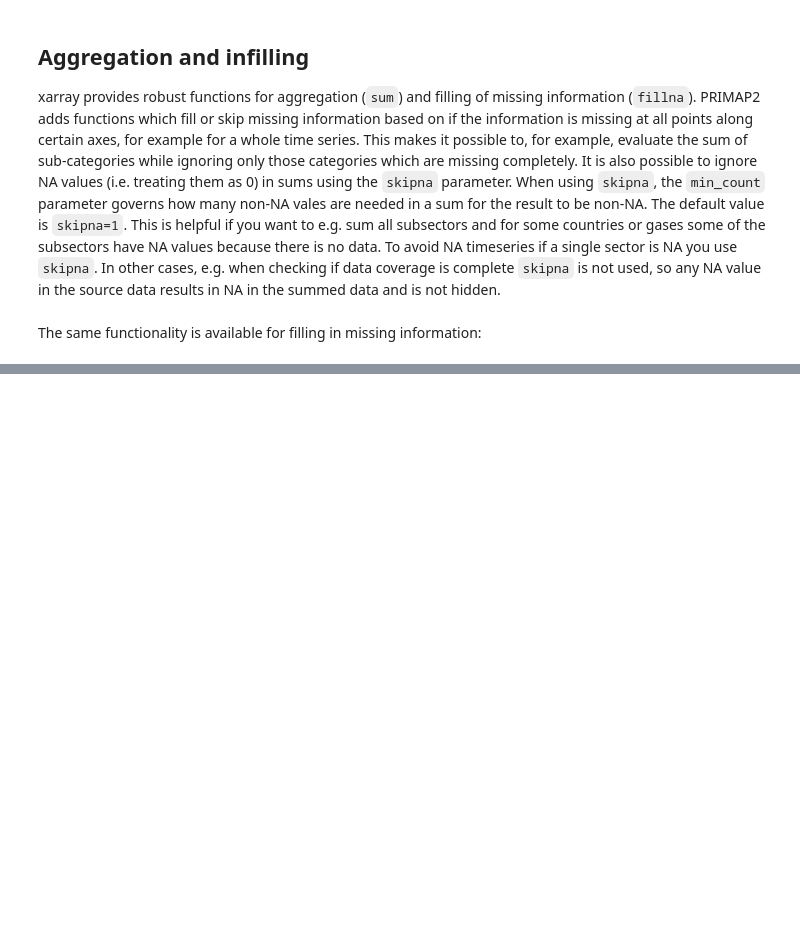
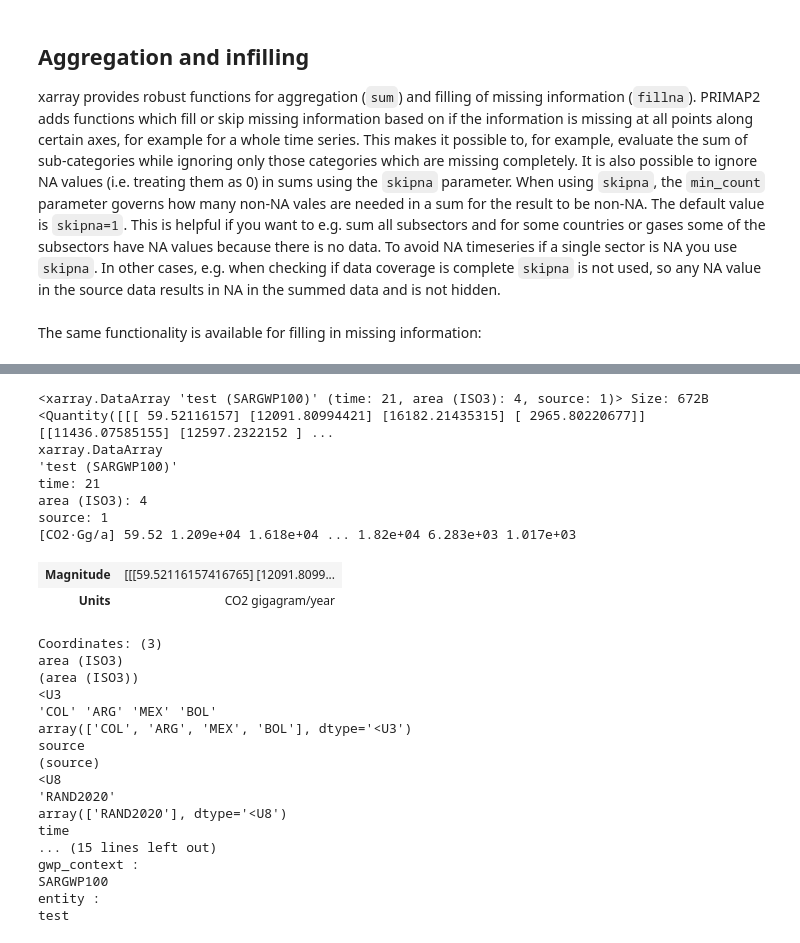
Before and after one commit to primap-community/primap2, a Jupyter notebook: docs/usage.ipynb, the cells around one changed output, grey strips where cells are left out. Saved outputs shown, nothing was run; the diff lists cells and outputs as text; code cells hidden in the pictures; blank space fills up the shorter version.

```diff
--- a/docs/usage.ipynb
+++ b/docs/usage.ipynb
@@ -389,0 +490,36 @@ da.pr.fill_all_na("time", value=10)
+# %%
+summed_ds = ds_min.pr.add_aggregates_variables(
+    gas_baskets={
+        "test (SARGWP100)": {
+            "sources": ["CO2", "SF6", "CH4"],
+        },
+    },
+)
+summed_ds["test (SARGWP100)"]
+# %% [output]
+<xarray.DataArray 'test (SARGWP100)' (time: 21, area (ISO3): 4, source: 1)> Size: 672B <Quantity([[[ 59.52116157] [12091.80994421] [16182.21435315] [ 2965.80220677]] [[11436.07585155] [12597.2322152 ] ...
+xarray.DataArray
+'test (SARGWP100)'
+time: 21
+area (ISO3): 4
+source: 1
+[CO2·Gg/a] 59.52 1.209e+04 1.618e+04 ... 1.82e+04 6.283e+03 1.017e+03
+| Magnitude | [[[59.52116157416765] [12091.8099... |
+| Units | CO2 gigagram/year |
+Coordinates: (3)
+area (ISO3)
+(area (ISO3))
+<U3
+'COL' 'ARG' 'MEX' 'BOL'
+array(['COL', 'ARG', 'MEX', 'BOL'], dtype='<U3')
+source
+(source)
+<U8
+'RAND2020'
+array(['RAND2020'], dtype='<U8')
+time
+... (15 lines left out)
+gwp_context :
+SARGWP100
+entity :
+test
```
Also changed, not shown: parts of 14 cells of this notebook, 1 other file.
